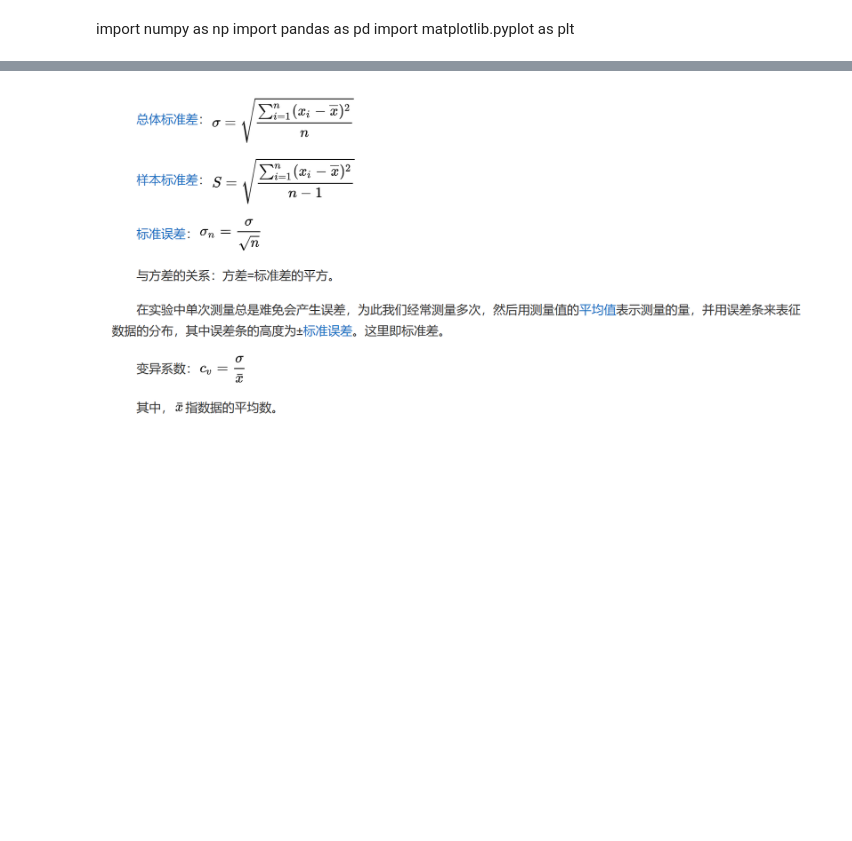
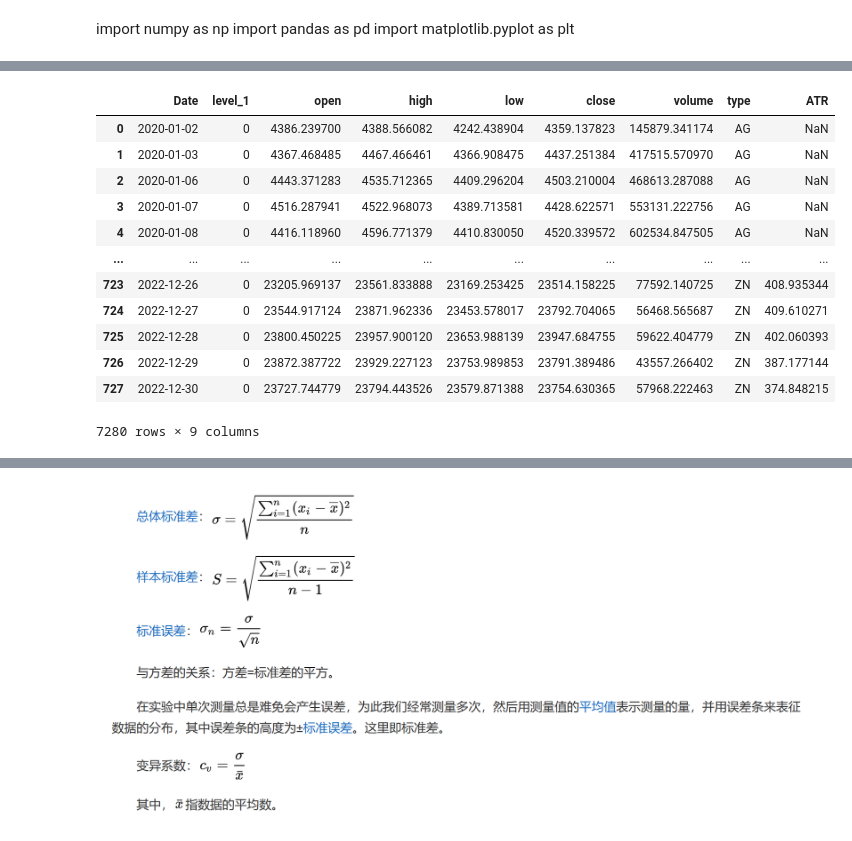
Before and after one commit to MaySVT/Quantitative-Trading-System, a Jupyter notebook: Framework/Backend/分层回测_sd_demo_230726.ipynb, the cells around one changed output, grey strips where cells are left out. Saved outputs shown, nothing was run; the diff lists cells and outputs as text; code cells hidden in the pictures; blank space fills up the shorter version.

```diff
--- a/Framework/Backend/分层回测_sd_demo_230726.ipynb
+++ b/Framework/Backend/分层回测_sd_demo_230726.ipynb
@@ -32,0 +57,31 @@ df1 = df1[df1["TRADE_DT"] > 20140000]
+# %%
+# 按照合约代码（Code）对数据进行分组
+grouped = F_metal.groupby('Type')
+
+continuous_data = pd.DataFrame()
+
+# 定义加权平均函数
+def weighted_average(group):
+    weighted_sum = pd.DataFrame()
+    weighted_sum['open'] = pd.Series((group['Open'] * group['Position']).sum())
+    weighted_sum['high'] = (group['High'] * group['Position']).sum()
+    weighted_sum['low'] = (group['Low'] * group['Position']).sum()
+    weighted_sum['close'] = (group['Close'] * group['Position']).sum()
+    weighted_sum['volume'] = (group['Volume'] * group['Position']).sum()
+    total_position = group['Position'].sum()
+    # print(weighted_sum/total_position)
+    return weighted_sum / total_position
+
+for type, group in grouped:
+    # 按照交易日期排序
+    group = group.sort_values(by='Date')
+    continuous_price = group.groupby('Date').apply(weighted_average).reset_index()
+
+    # 创建连续合约数据
+    continuous_price['type'] = type
+    continuous_data = pd.concat([continuous_data, continuous_price])
+    # continuous_data.append(continuous_price)
+
+continuous_df = pd.DataFrame(continuous_data)
+continuous_df
+# print(continuous_df)
@@ -32,0 +102,24 @@ df1 = df1[df1["TRADE_DT"] > 20140000]
+# %%
+from factor import factor
+# continuous_df['ATR']=pd.Series()
+groups = continuous_df.groupby('type')
+for type, group in groups:
+    ft = factor(group)
+    ft.get_ATR()
+    continuous_df.loc[continuous_df['type']==type,'ATR']=ft.get_df()['ATR']
+
+continuous_df
+# %% [output]
+|  | Date | level_1 | open | high | low | close | volume | type | ATR |
+| 0 | 2020-01-02 | 0 | 4386.239700 | 4388.566082 | 4242.438904 | 4359.137823 | 145879.341174 | AG | NaN |
+| 1 | 2020-01-03 | 0 | 4367.468485 | 4467.466461 | 4366.908475 | 4437.251384 | 417515.570970 | AG | NaN |
+| 2 | 2020-01-06 | 0 | 4443.371283 | 4535.712365 | 4409.296204 | 4503.210004 | 468613.287088 | AG | NaN |
+| 3 | 2020-01-07 | 0 | 4516.287941 | 4522.968073 | 4389.713581 | 4428.622571 | 553131.222756 | AG | NaN |
+| 4 | 2020-01-08 | 0 | 4416.118960 | 4596.771379 | 4410.830050 | 4520.339572 | 602534.847505 | AG | NaN |
+| ... | ... | ... | ... | ... | ... | ... | ... | ... | ... |
+| 723 | 2022-12-26 | 0 | 23205.969137 | 23561.833888 | 23169.253425 | 23514.158225 | 77592.140725 | ZN | 408.935344 |
+| 724 | 2022-12-27 | 0 | 23544.917124 | 23871.962336 | 23453.578017 | 23792.704065 | 56468.565687 | ZN | 409.610271 |
+| 725 | 2022-12-28 | 0 | 23800.450225 | 23957.900120 | 23653.988139 | 23947.684755 | 59622.404779 | ZN | 402.060393 |
+| 726 | 2022-12-29 | 0 | 23872.387722 | 23929.227123 | 23753.989853 | 23791.389486 | 43557.266402 | ZN | 387.177144 |
+| 727 | 2022-12-30 | 0 | 23727.744779 | 23794.443526 | 23579.871388 | 23754.630365 | 57968.222463 | ZN | 374.848215 |
+7280 rows × 9 columns
```
Also changed, not shown: parts of 16 cells of this notebook, 13 other files.
